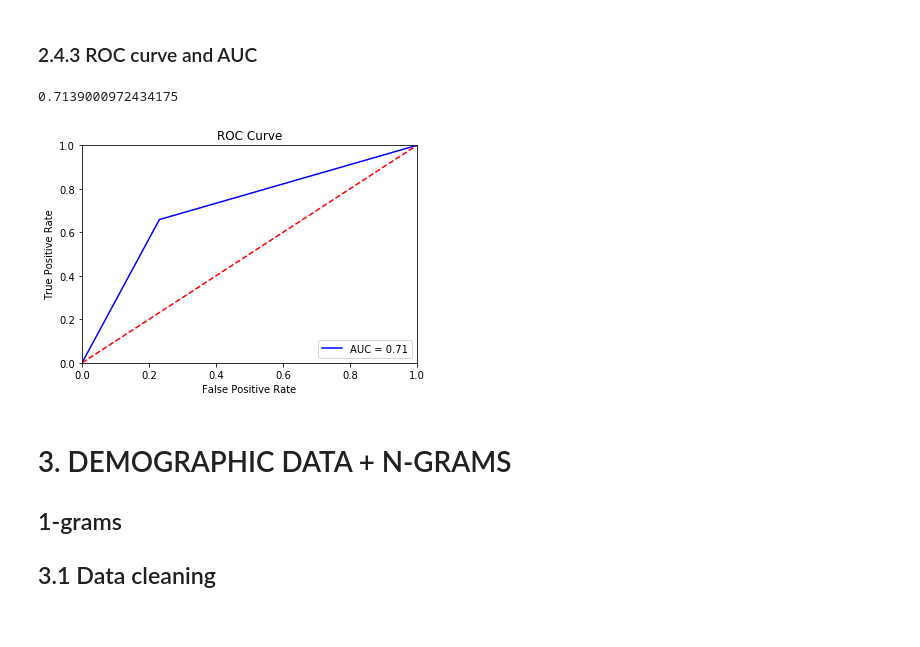
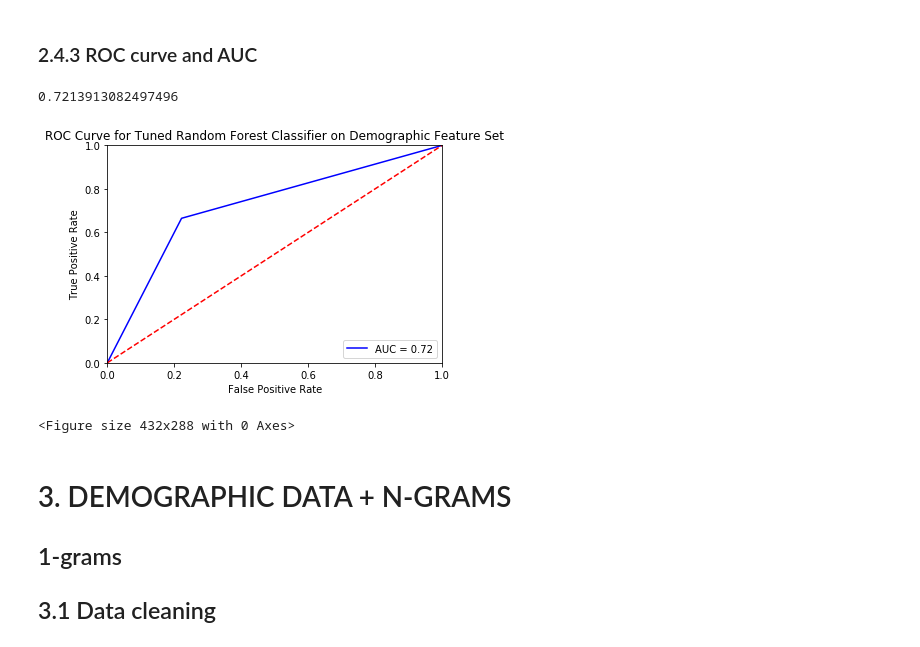
Before and after one commit to jennyhuangg/nominee_predict, a Jupyter notebook: Nominee_Predict_Models.ipynb, the cells around one changed output. Cells and saved outputs as stored; diff of their text form; code cells hidden in the pictures.

```diff
--- a/Nominee_Predict_Models.ipynb
+++ b/Nominee_Predict_Models.ipynb
@@ -283,7 +283,7 @@ save_clf("validation_results_rf", validation_results_4, "rf_best", rf_best)
 # %% [markdown]
 ### 2.4.2 Testing
 # %%
-rf_best = RandomForestClassifier(n_estimators=100, n_jobs=-1, oob_score=True,
+rf_best = RandomForestClassifier(n_estimators=1000, n_jobs=-1, oob_score=True,
                                  max_depth=85, min_samples_leaf=1, min_samples_split=5, max_features="log2")
 rf_best.fit(X_train_new, Y_train)
 # %% [output]
@@ -300,0 +301,3 @@ Test Accuracy: 0.7168041586619958
+# %%
+rf_best.fit(X_train_new, Y_train)
+cv_results_rf = validate_model(rf_best, X_train_new, Y_train, cv=5)
@@ -306,20 +319,22 @@ false_positive_rate, true_positive_rate, thresholds = roc_curve(Y_test, Y_pred)
 roc_auc = auc(false_positive_rate, true_positive_rate)
 roc_auc
 # %% [output]
-0.7139000972434175
+0.7213913082497496
 # %%
 # Source: https://stackoverflow.com/questions/25009284/how-to-plot-roc-curve-in-python
-plt.title('ROC Curve')
+plt.title('ROC Curve for Tuned Random Forest Classifier on Demographic Feature Set')
 plt.plot(false_positive_rate, true_positive_rate, 'b', label = 'AUC = %0.2f' % roc_auc)
 plt.legend(loc = 'lower right')
 plt.plot([0, 1], [0, 1],'r--')
 plt.xlim([0, 1])
 plt.ylim([0, 1])
 plt.ylabel('True Positive Rate')
 plt.xlabel('False Positive Rate')
 plt.show()
+plt.savefig("clfs/roc_curve_rf.png")
 # %% [output]
-[figure, old version]
+[figure, new version]
+<Figure size 432x288 with 0 Axes>
 # %% [markdown]
 # 3. DEMOGRAPHIC DATA + N-GRAMS
 ## 1-grams
```
Also changed, not shown: parts of 14 cells of this notebook, 6 other files.
